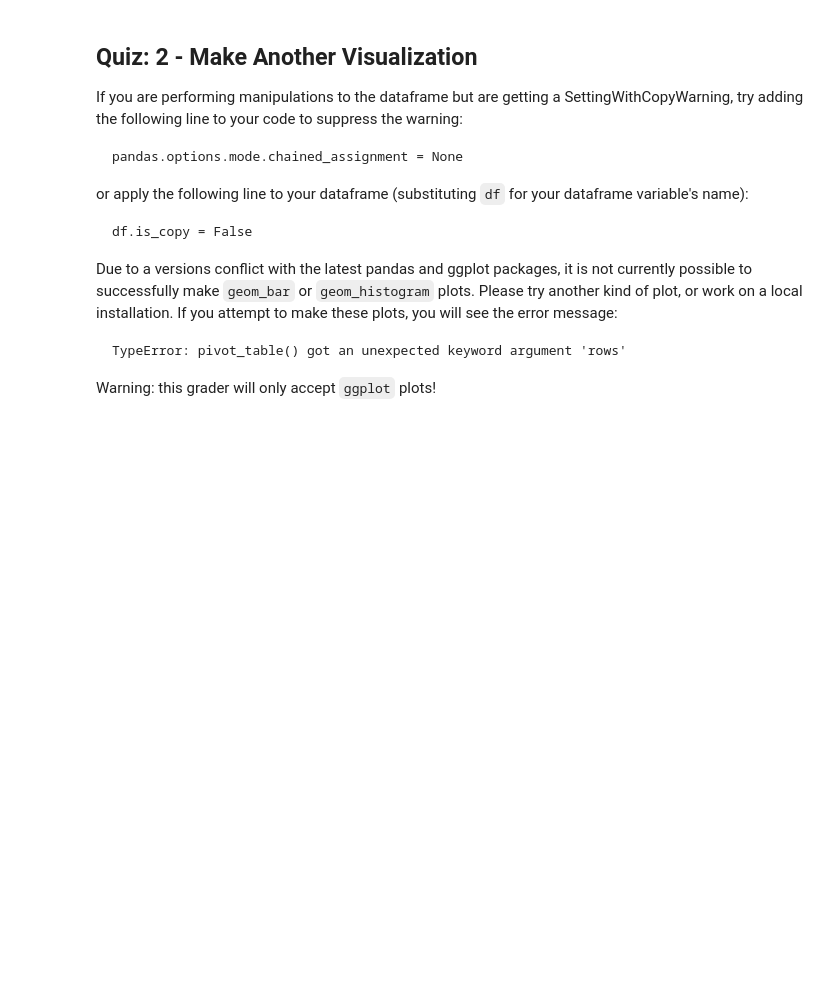
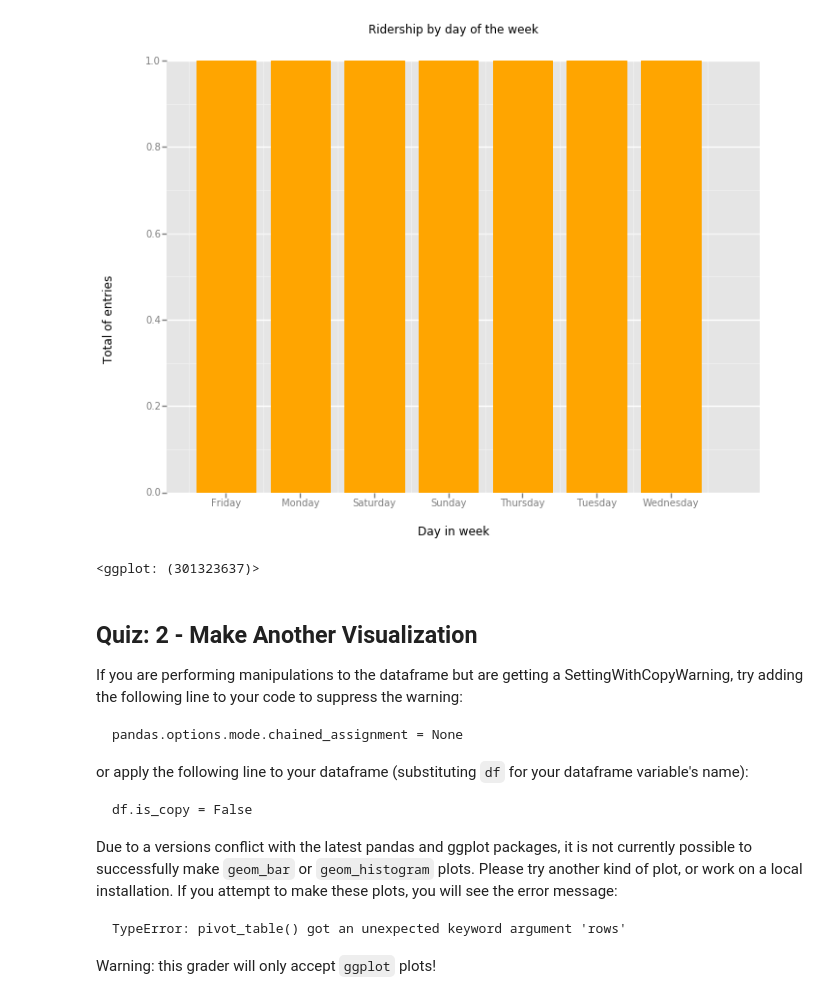
Before and after one commit to tanle8/Data-Science, a Jupyter notebook: 1-uIDS-quiz/ps4-visualizingSubwayData.ipynb, the cells around one changed output. Cells and saved outputs as stored; diff of their text form; code cells hidden in the pictures; blank space fills up the shorter version.

Commit message:
problem set 4 - ggplot

```diff
--- a/1-uIDS-quiz/ps4-visualizingSubwayData.ipynb
+++ b/1-uIDS-quiz/ps4-visualizingSubwayData.ipynb
@@ -15,38 +23,70 @@ Warning: this grader will only accept ggplot plots!
 # %%
+import pandas as pd
 from pandas import *
+import ggplot as gg
 from ggplot import *
 
 def plot_weather_data(turnstile_weather):
     '''
     You are passed in a dataframe called turnstile_weather.
     Use turnstile_weather along with ggplot to make a data visualization
     focused on the MTA and weather data we used in assignment #3.
     You should feel free to implement something that we discussed in class
     (e.g., scatterplots, line plots, or histograms) or attempt to implement
     something more advanced if you'd like.
 
     Here are some suggestions for things to investigate and illustrate:
      * Ridership by time of day or day of week
      * How ridership varies based on Subway station (UNIT)
      * Which stations have more exits or entries at different times of day
        (You can use UNIT as a proxy for subway station.)
 
     If you'd like to learn more about ggplot and its capabilities, take
     a look at the documentation at:
     https://pypi.python.org/pypi/ggplot/
 
     You can check out:
     https://s3.amazonaws.com/content.udacity-data.com/courses/ud359/turnstile_data_master_with_weather.csv
 
     To see all the columns and data points included in the turnstile_weather
     dataframe.
 
     However, due to the limitation of our Amazon EC2 server, we are giving you a random
     subset, about 1/3 of the actual data in the turnstile_weather dataframe.
     '''
 
-    plot = # your code here
+    # to supress the warning
+    pd.options.mode.chained_assignment = None
+
+    # 1. Create desired data
+
+    # Create an anonymous function 'day_of_the_week' to return the day of week as the '%w' format (0 for Sunday, ... 6 for Saturday).
+    # More detail: https://docs.python.org/2/library/datetime.html#strftime-strptime-behavior
+    day_of_week = lambda x: datetime.strptime(x, '%Y-%M-%d').strftime('%w')
+
+    # Apply our above method to convert day of week to desired format from 'DATEn'
+    turnstile_weather['day'] = turnstile_weather['DATEn'].apply(day_of_week)
+
+    # Reform turnstile_weather dataframe to new form, group them by day, summarize all values.
+    turnstile_weather = turnstile_weather[['day','ENTRIESn_hourly']].groupby('day', as_index=False).sum()
+
+    # Rename all the elements in day column to string format like: 'Sunday' ...
+    turnstile_weather['day'] = ['Sunday','Monday','Tuesday','Wednesday','Thursday','Friday','Saturday']
+#     print turnstile_weather
+
+    # Produce plot
+    plot = gg.ggplot(turnstile_weather, gg.aes(x='day', y='ENTRIESn_hourly')) +  \
+            geom_bar( stat="identity", color='orange', fill='orange') + \
+            xlab('Day in week') + ylab('Total of entries') + ggtitle('Ridership by day of the week')
+
     return plot
+
+turnstile_weather = pd.read_csv('data/turnstile_data_master_with_weather.csv')
+# %matplotlib inline
+plot_weather_data(turnstile_weather)
+# %% [output]
+[figure, added]
+<ggplot: (301323637)>
 # %% [markdown]
 ## Quiz: 2 - Make Another Visualization
 If you are performing manipulations to the dataframe but are getting a SettingWithCopyWarning, try adding the following line to your code to suppress the warning:
```
Also changed, not shown: parts of 3 cells of this notebook, 1 other file.
